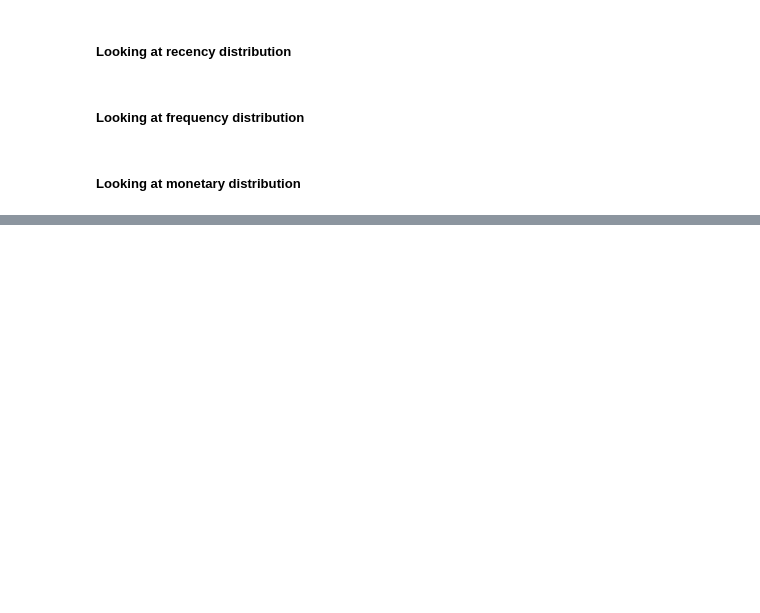
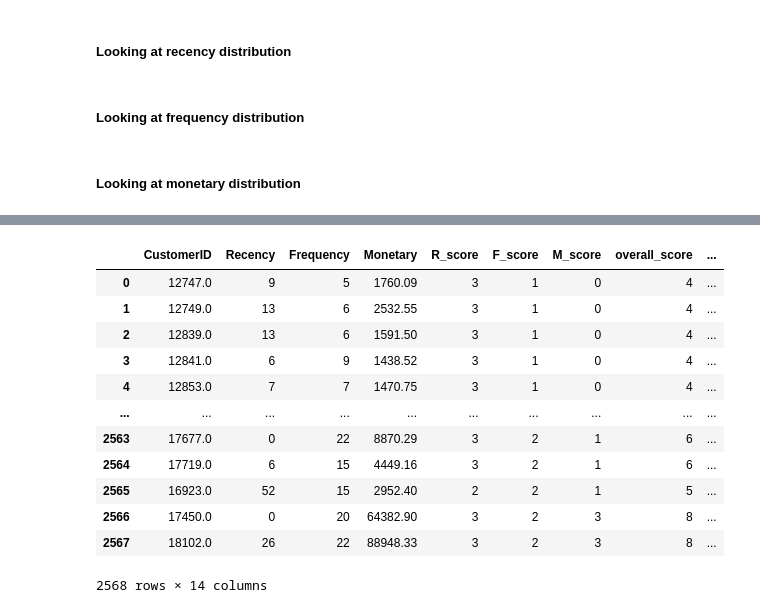
Before and after one commit to FelipeTufaile/probability_to_purchase, a Jupyter notebook: prob_to_purch_model_v00.ipynb, the cells around one changed output, grey strips where cells are left out. Cells and saved outputs as stored; diff of their text form; code cells hidden in the pictures; blank space fills up the shorter version.

```diff
--- a/prob_to_purch_model_v00.ipynb
+++ b/prob_to_purch_model_v00.ipynb
@@ -381,0 +440,30 @@ fig
+# %%
+# Merging the tables of last purchases with the processed table
+df_user = pd.merge(RFM,
+                   df_uk_day_order_3plus_wStat[['CustomerID','DayDiff1','DayDiff2','DayDiff3','DayDiff1Mean','DayDiff1Std']],
+                   on='CustomerID')
+
+# Adding next purchase date
+df_user = pd.merge(RFM, df_purch_dt, on=['CustomerID'], how='inner')
+
+# Create raw_model as a copy of df_uk_nxt_enrich before applying get_dummies
+raw_model = df_user.copy()
+# %%
+# Creating dummies and saving it as our model
+model = pd.get_dummies(raw_model)
+# %%
+model
+# %% [output]
+|  | CustomerID | Recency | Frequency | Monetary | R_score | F_score | M_score | overall_score | ... |
+| 0 | 12747.0 | 9 | 5 | 1760.09 | 3 | 1 | 0 | 4 | ... |
+| 1 | 12749.0 | 13 | 6 | 2532.55 | 3 | 1 | 0 | 4 | ... |
+| 2 | 12839.0 | 13 | 6 | 1591.50 | 3 | 1 | 0 | 4 | ... |
+| 3 | 12841.0 | 6 | 9 | 1438.52 | 3 | 1 | 0 | 4 | ... |
+| 4 | 12853.0 | 7 | 7 | 1470.75 | 3 | 1 | 0 | 4 | ... |
+| ... | ... | ... | ... | ... | ... | ... | ... | ... | ... |
+| 2563 | 17677.0 | 0 | 22 | 8870.29 | 3 | 2 | 1 | 6 | ... |
+| 2564 | 17719.0 | 6 | 15 | 4449.16 | 3 | 2 | 1 | 6 | ... |
+| 2565 | 16923.0 | 52 | 15 | 2952.40 | 2 | 2 | 1 | 5 | ... |
+| 2566 | 17450.0 | 0 | 20 | 64382.90 | 3 | 2 | 3 | 8 | ... |
+| 2567 | 18102.0 | 26 | 22 | 88948.33 | 3 | 2 | 3 | 8 | ... |
+2568 rows × 14 columns
```
Also changed, not shown: parts of 9 cells of this notebook.
